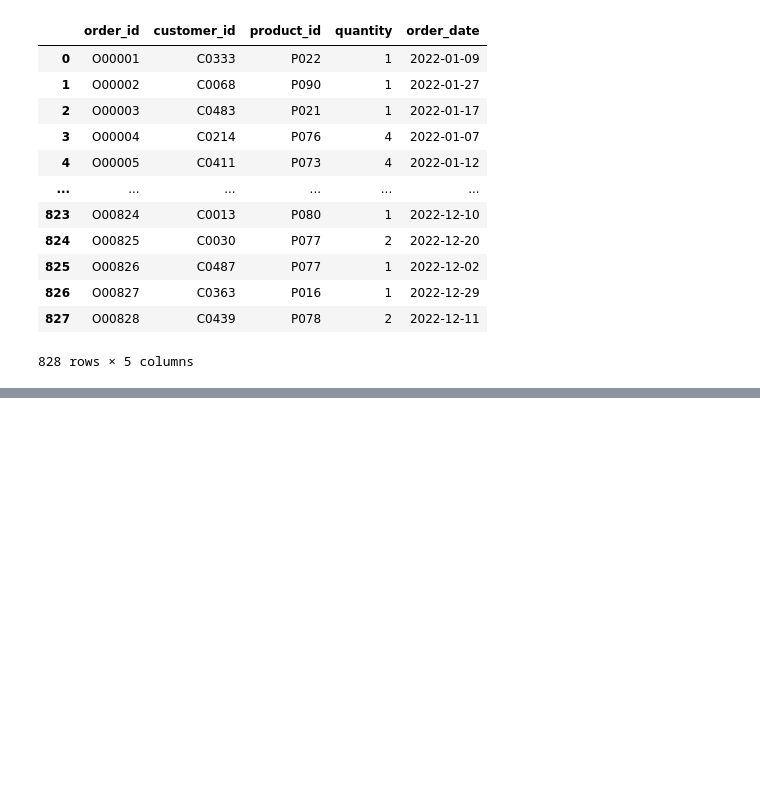
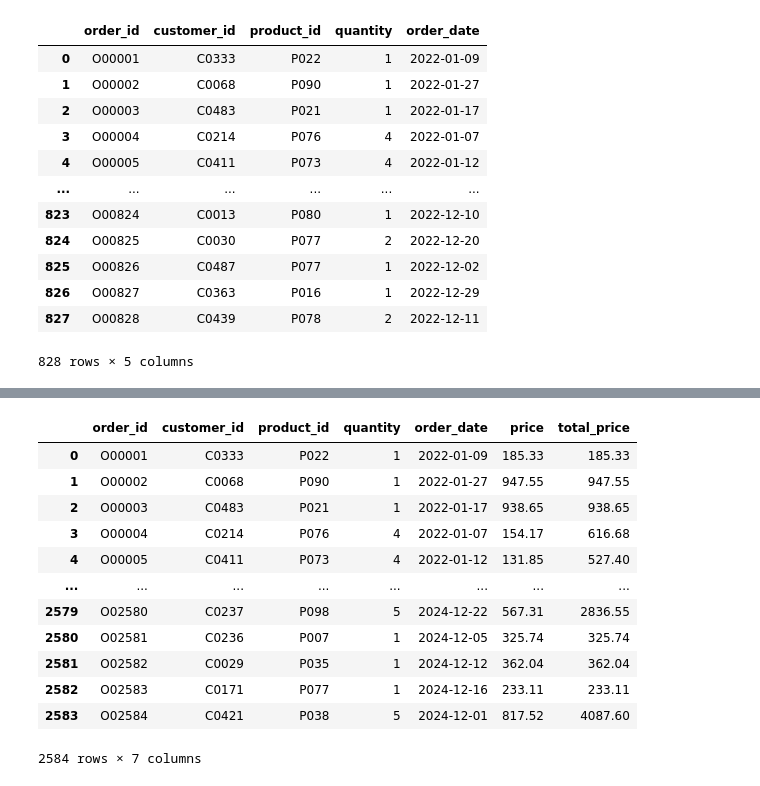
Before and after one commit to memonY49/SMIT-AIDS-Yasir-Batch1, a Jupyter notebook: week 17 dataset/Untitled.ipynb, the cells around one changed output, grey strips where cells are left out. Saved outputs shown, nothing was run; the diff lists cells and outputs as text; code cells hidden in the pictures; blank space fills up the shorter version.

```diff
--- a/week 17 dataset/Untitled.ipynb
+++ b/week 17 dataset/Untitled.ipynb
@@ -46,0 +220,4 @@ orders_2022
+# %%
+orders.drop([1], axis = 0, inplace = True)
+# %%
+orders.reset_index(inplace = True)
@@ -46,0 +240,20 @@ orders_2022
+# %%
+orders = orders.merge(products[['product_id','price']].reset_index(drop=True), on = 'product_id', how = 'left')
+# %%
+orders['total_price'] = orders.quantity * orders.price
+# %%
+orders
+# %% [output]
+|  | order_id | customer_id | product_id | quantity | order_date | price | total_price |
+| 0 | O00001 | C0333 | P022 | 1 | 2022-01-09 | 185.33 | 185.33 |
+| 1 | O00002 | C0068 | P090 | 1 | 2022-01-27 | 947.55 | 947.55 |
+| 2 | O00003 | C0483 | P021 | 1 | 2022-01-17 | 938.65 | 938.65 |
+| 3 | O00004 | C0214 | P076 | 4 | 2022-01-07 | 154.17 | 616.68 |
+| 4 | O00005 | C0411 | P073 | 4 | 2022-01-12 | 131.85 | 527.40 |
+| ... | ... | ... | ... | ... | ... | ... | ... |
+| 2579 | O02580 | C0237 | P098 | 5 | 2024-12-22 | 567.31 | 2836.55 |
+| 2580 | O02581 | C0236 | P007 | 1 | 2024-12-05 | 325.74 | 325.74 |
+| 2581 | O02582 | C0029 | P035 | 1 | 2024-12-12 | 362.04 | 362.04 |
+| 2582 | O02583 | C0171 | P077 | 1 | 2024-12-16 | 233.11 | 233.11 |
+| 2583 | O02584 | C0421 | P038 | 5 | 2024-12-01 | 817.52 | 4087.60 |
+2584 rows × 7 columns
```
Also changed, not shown: parts of 15 cells of this notebook, 3 other files.
